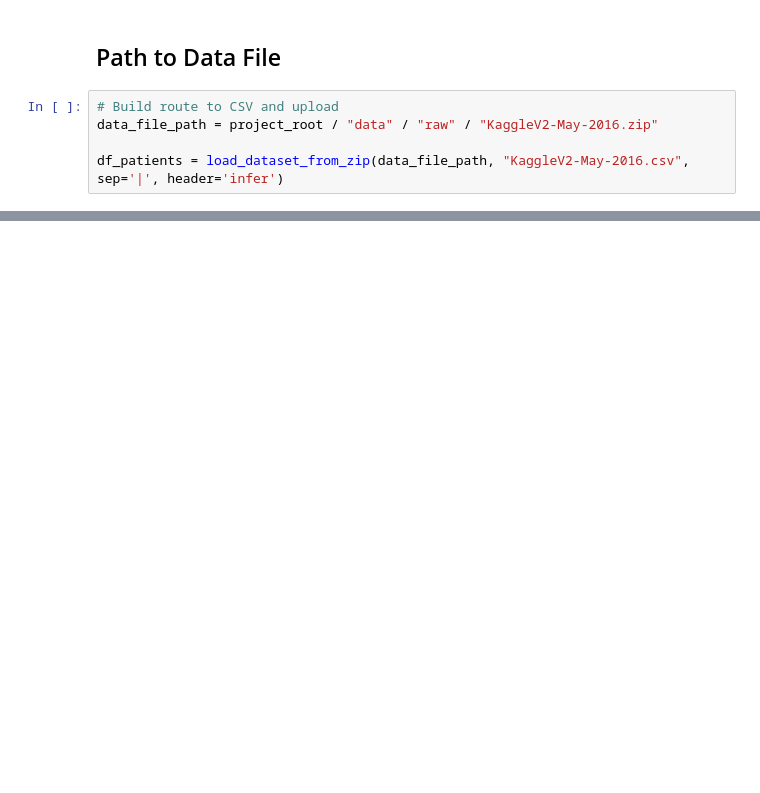
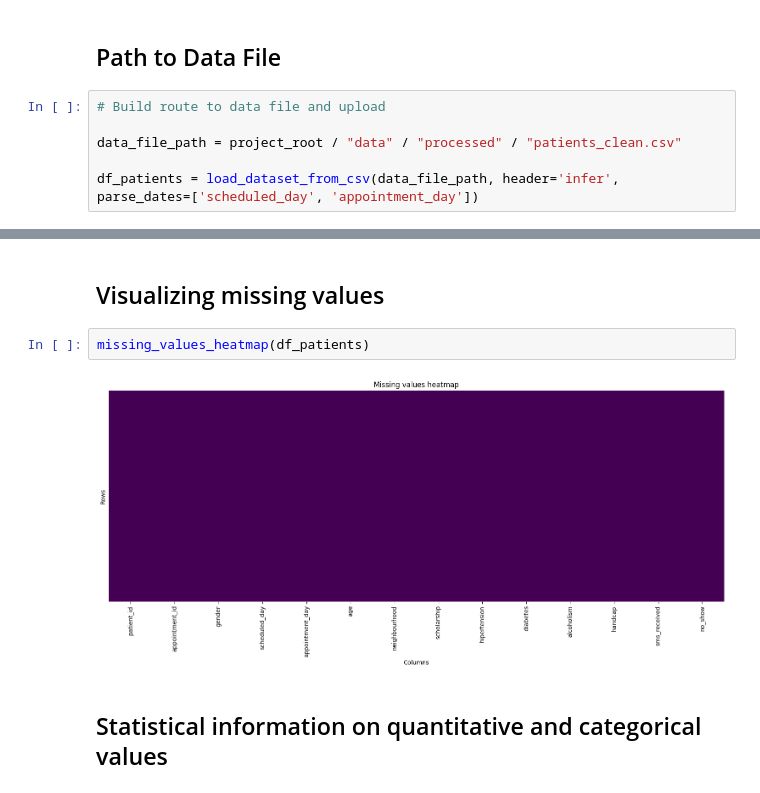
Before and after one commit to LuisPastranaLemus/Data-Driven-Insights-on-Patient-No-Shows, a Jupyter notebook: notebooks/01-eda.ipynb, the cells around one changed output, grey strips where cells are left out. Saved outputs shown, nothing was run; the diff lists cells and outputs as text; blank space fills up the shorter version.

```diff
--- a/notebooks/01-eda.ipynb
+++ b/notebooks/01-eda.ipynb
@@ -26,7 +25,8 @@ ModuleNotFoundError: No module named 'src'
 # %% [markdown]
 ## Path to Data File
 # %%
-# Build route to CSV and upload
-data_file_path = project_root / "data" / "raw" / "KaggleV2-May-2016.zip"
+# Build route to data file and upload
 
-df_patients = load_dataset_from_zip(data_file_path, "KaggleV2-May-2016.csv", sep='|', header='infer')
+data_file_path = project_root / "data" / "processed" / "patients_clean.csv"
+
+df_patients = load_dataset_from_csv(data_file_path, header='infer',  parse_dates=['scheduled_day', 'appointment_day'])
@@ -32,0 +77,8 @@ df_patients = load_dataset_from_zip(data_file_path, "KaggleV2-May-2016.csv", sep
+# %% [markdown]
+## Visualizing missing values
+# %%
+missing_values_heatmap(df_patients)
+# %% [output]
+[figure, added]
+# %% [markdown]
+## Statistical information on quantitative and categorical values
```
Also changed, not shown: parts of 10 cells of this notebook, 9 other files.
